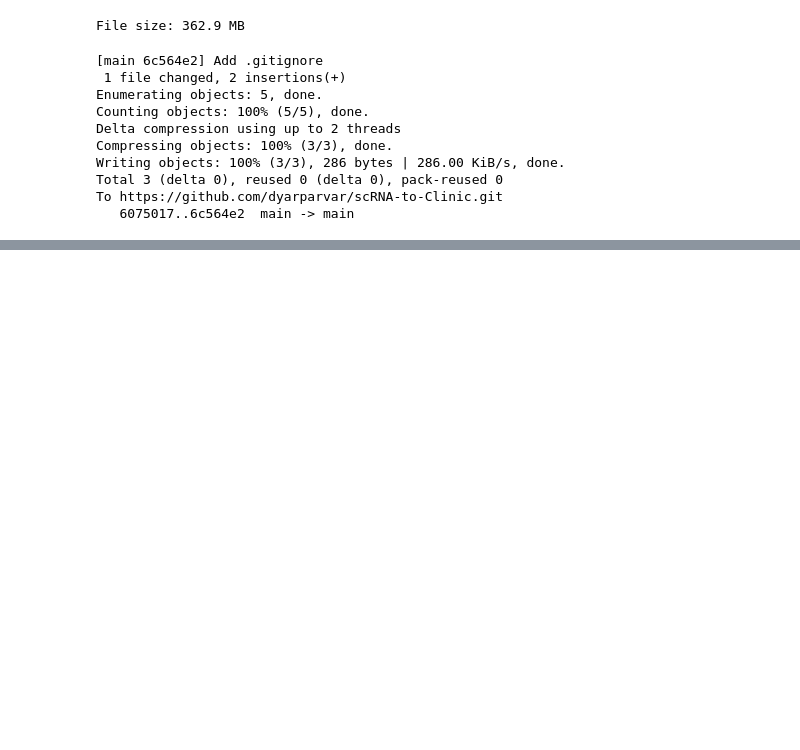
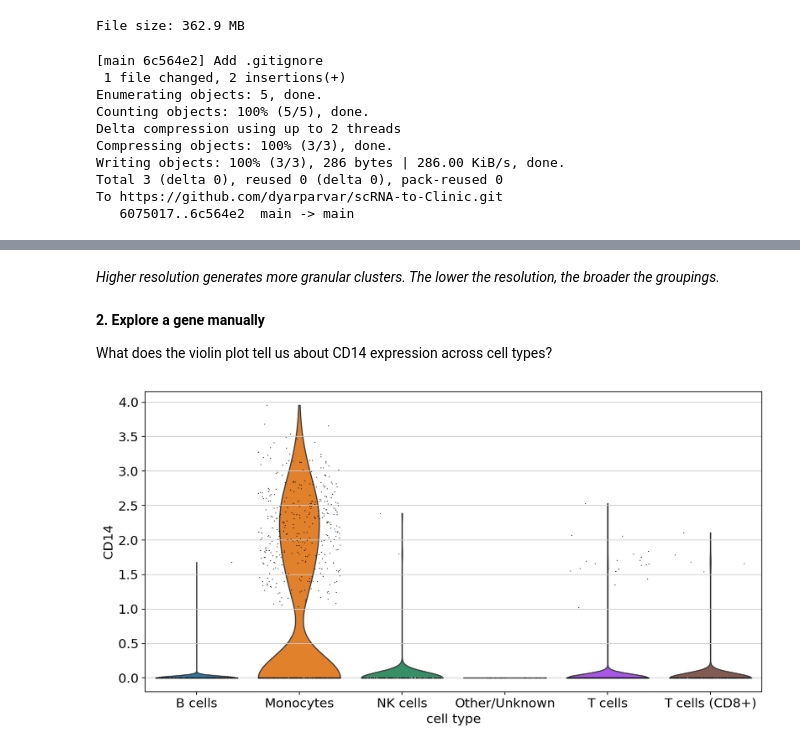
Before and after one commit to dyarparvar/scRNA-to-Clinic, a Jupyter notebook: module1_scrna_foundations.ipynb, the cells around one changed output, grey strips where cells are left out. Cells and saved outputs as stored; diff of their text form; code cells hidden in the pictures; blank space fills up the shorter version.

```diff
--- a/module1_scrna_foundations.ipynb
+++ b/module1_scrna_foundations.ipynb
@@ -888,0 +899,19 @@ This is another figure type you'll produce at CG-TIC. What story does it tell?
+# %% [markdown]
+*Higher resolution generates more granular clusters. The lower the resolution, the broader the groupings.*
+# %% [markdown]
+**2. Explore a gene manually**
+
+What does the violin plot tell us about CD14 expression across cell types?
+# %%
+fig, ax = plt.subplots(figsize=(12, 6))
+
+sc.pl.violin(
+    adata,
+    'CD14',
+    groupby='cell_type',
+    use_raw=True,
+    jitter=0.4,
+    ax = ax
+)
+# %% [output]
+[figure, added]
```
Also changed, not shown: parts of 21 cells of this notebook.
